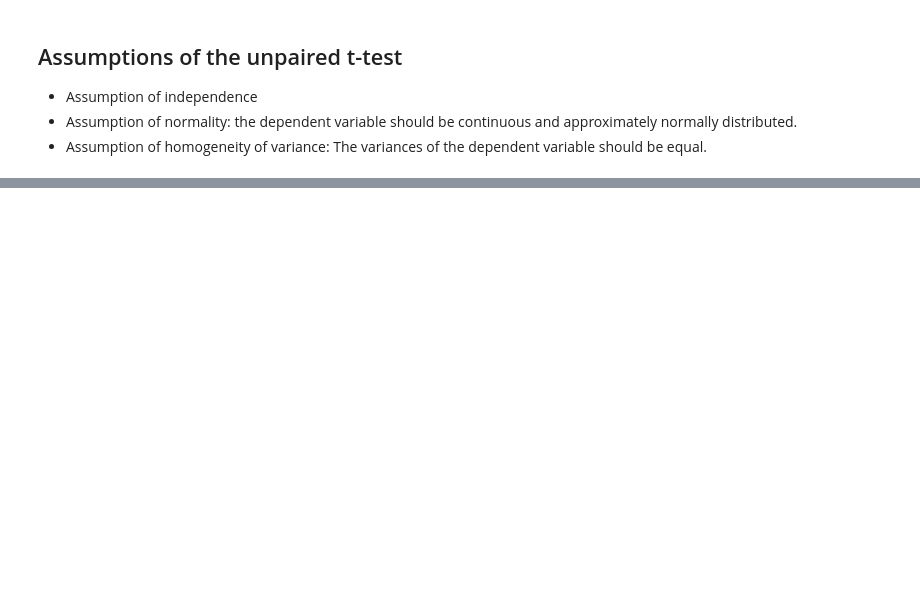
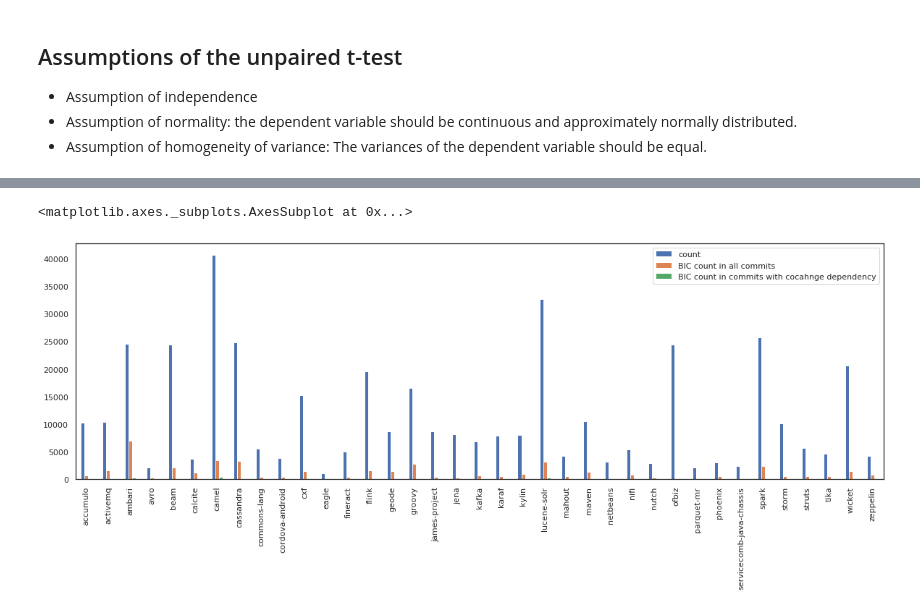
Before and after one commit to luisamaralh/co-change-dependencies, a Jupyter notebook: notebooks/comparative_analysis.ipynb, the cells around one changed output, grey strips where cells are left out. Drawn from its saved outputs; the diff is of its cells as text; code cells hidden in the pictures; blank space fills up the shorter version.

```diff
--- a/notebooks/comparative_analysis.ipynb
+++ b/notebooks/comparative_analysis.ipynb
@@ -356,3 +486,11 @@ cc_bic_count = cc_bic_df['bic_count']
 cc_bic_count.name = 'BIC count in commits with cocahnge dependency'
 
 bic_agg = pd.concat([total_bic_count, cc_bic_count], axis=1)
+# %%
+sns.set(style="white")
+fig, ax = plt.subplots(1, 1, figsize=(20, 6))
+
+pd.concat([total_bic_df['count'], bic_agg], axis=1).plot(kind='bar', ax=ax)
+# %% [output]
+<matplotlib.axes._subplots.AxesSubplot at 0x...>
+[figure, added]
```
Also changed, not shown: parts of 20 cells of this notebook.
